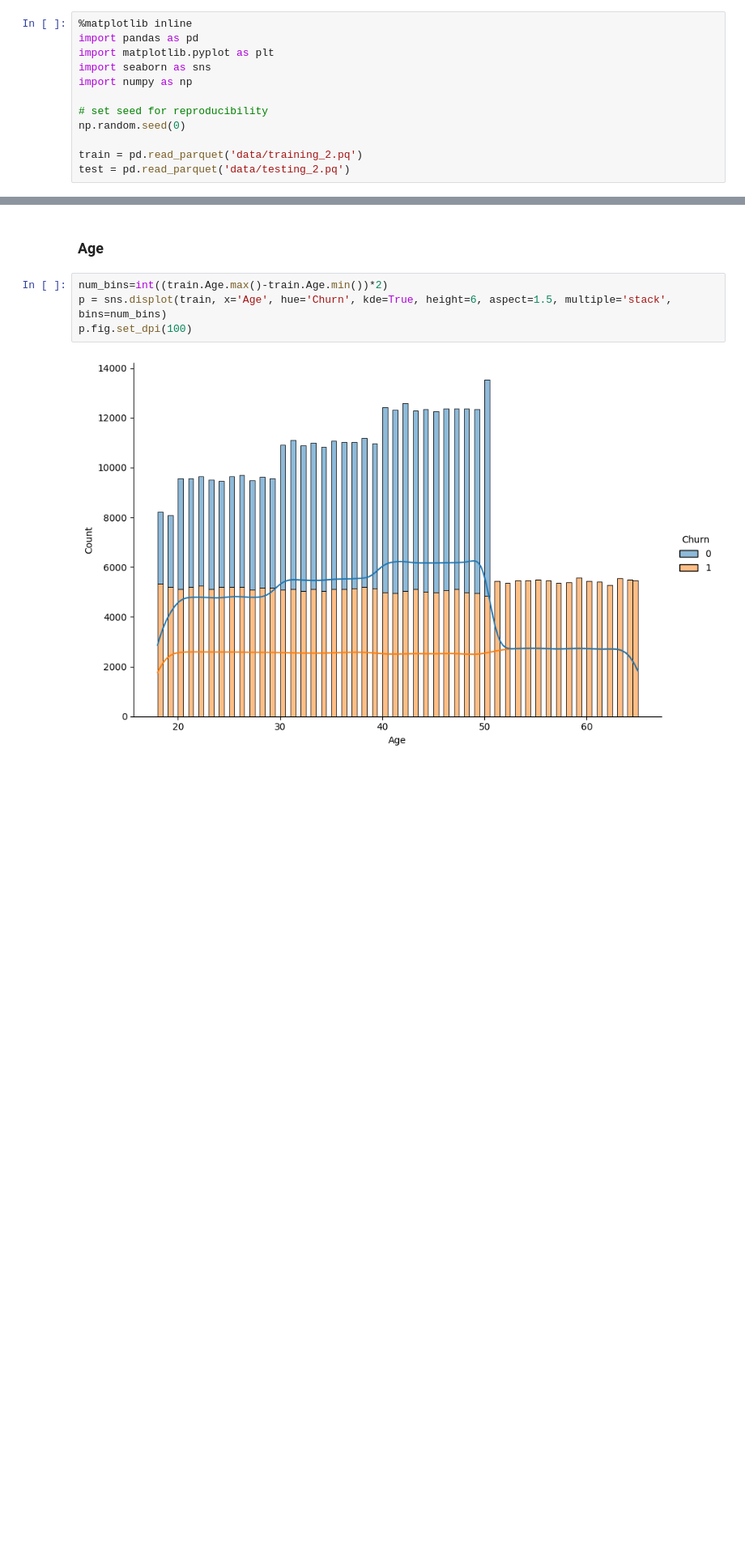
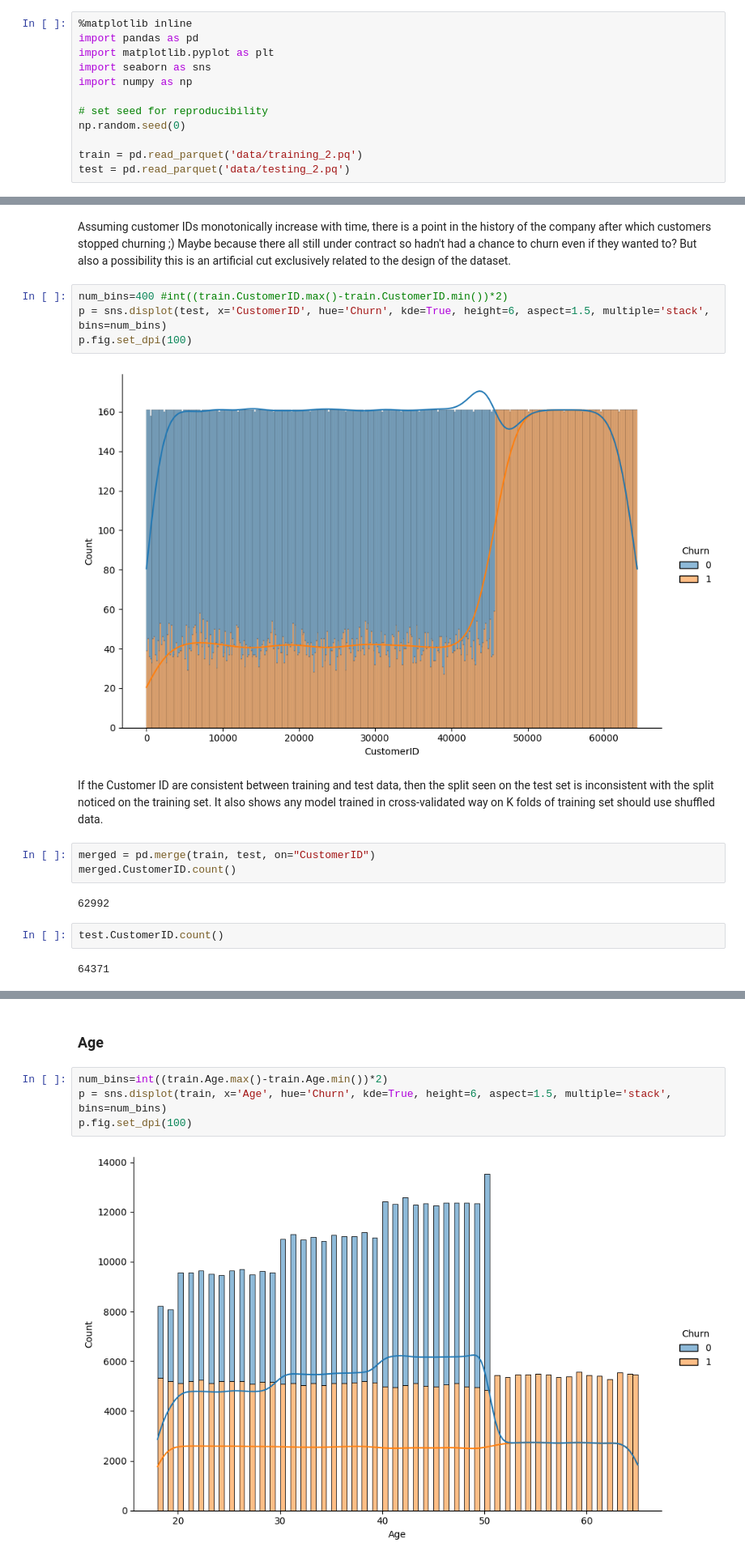
Before and after one commit to lelayf/churn-analysis, a Jupyter notebook: 1-ExploratoryDataAnalysis.ipynb, the cells around one changed output, grey strips where cells are left out. Shown at 81% size. Cells and saved outputs as stored; diff of their text form; blank space fills up the shorter version.

```diff
--- a/1-ExploratoryDataAnalysis.ipynb
+++ b/1-ExploratoryDataAnalysis.ipynb
@@ -21,0 +44,19 @@ With this notebook, the aim is to develop a visual understanding of the relation
+# %% [markdown]
+Assuming customer IDs monotonically increase with time, there is a point in the history of the company after which customers stopped churning ;) Maybe because there all still under contract so hadn't had a chance to churn even if they wanted to? But also a possibility this is an artificial cut exclusively related to the design of the dataset.
+# %%
+num_bins=400 #int((train.CustomerID.max()-train.CustomerID.min())*2)
+p = sns.displot(test, x='CustomerID', hue='Churn', kde=True, height=6, aspect=1.5, multiple='stack', bins=num_bins)
+p.fig.set_dpi(100)
+# %% [output]
+[figure, added]
+# %% [markdown]
+If the Customer ID are consistent between training and test data, then the split seen on the test set is inconsistent with the split noticed on the training set. It also shows any model trained in cross-validated way on K folds of training set should use shuffled data.
+# %%
+merged = pd.merge(train, test, on="CustomerID")
+merged.CustomerID.count()
+# %% [output]
+62992
+# %%
+test.CustomerID.count()
+# %% [output]
+64371
```
Also changed, not shown: parts of 17 cells of this notebook.
